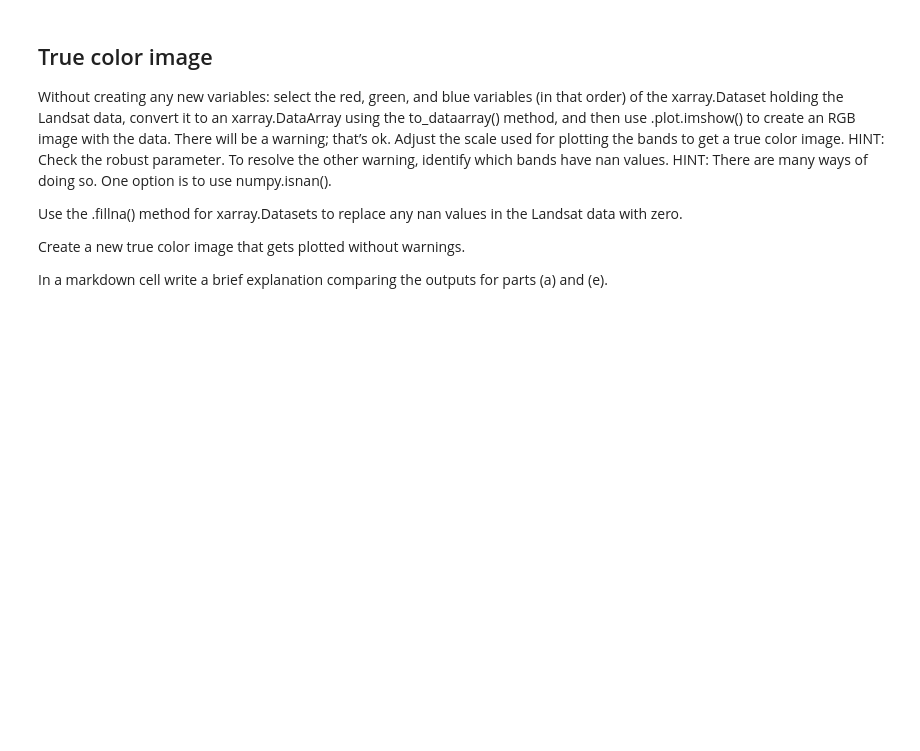
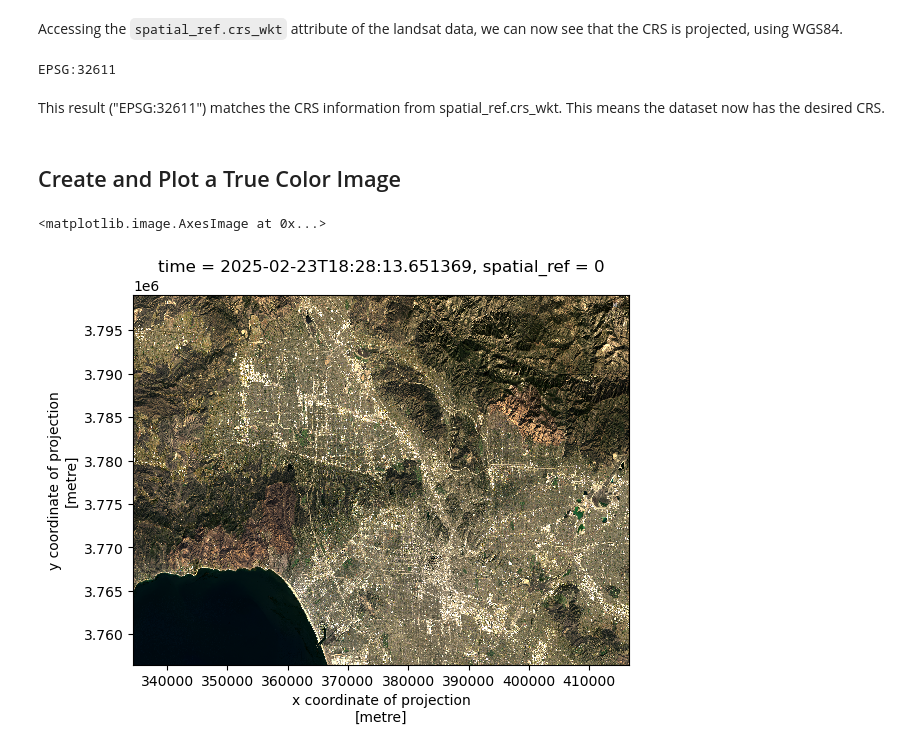
Before and after one commit to olivrwitt/eds220-hwk4, a Jupyter notebook: hwk4-task2-false-color-WITT.ipynb, the cells around one changed output. Drawn from its saved outputs; the diff is of its cells as text; code cells hidden in the pictures; blank space fills up the shorter version.

Commit message:
final output

```diff
--- a/hwk4-task2-false-color-WITT.ipynb
+++ b/hwk4-task2-false-color-WITT.ipynb
@@ -15,0 +119,3 @@ Explore the data and write a brief summary of the information you obtained from
+# %%
+# Import the Landsat data
+landsat = xr.open_dataset("data/landsat8-2025-02-23-palisades-eaton.nc")
@@ -25,14 +183,20 @@ Print the CRS of the updated dataset.
+# %% [markdown]
+Accessing the `spatial_ref.crs_wkt` attribute of the landsat data, we can now see that the CRS is projected, using WGS84.
+# %%
+# Recover the geospatial information by using `rio.write_crs()` and the spatial reference information
+landsat = landsat.rio.write_crs(landsat.spatial_ref.crs_wkt)
+# %%
+# Print the CRS to ensure that the above cell worked correctly
+print(landsat.rio.crs)
+# %% [output]
+EPSG:32611
+# %% [markdown]
+This result ("EPSG:32611") matches the CRS information from spatial_ref.crs_wkt.  This means the dataset now has the desired CRS.
 # %% [markdown]
-## True color image
-Without creating any new variables:
-select the red, green, and blue variables (in that order) of the xarray.Dataset holding the Landsat data,
-convert it to an xarray.DataArray using the to_dataarray() method, and then
-use .plot.imshow() to create an RGB image with the data. There will be a warning; that’s ok.
-Adjust the scale used for plotting the bands to get a true color image. HINT: Check the robust parameter.
-To resolve the other warning, identify which bands have nan values. HINT: There are many ways of doing so. One option is to use numpy.isnan().
-
-Use the .fillna() method for xarray.Datasets to replace any nan values in the Landsat data with zero.
-
-Create a new true color image that gets plotted without warnings.
-
-In a markdown cell write a brief explanation comparing the outputs for parts (a) and (e).
+## Create and Plot a True Color Image
+# %%
+# Create initial true color image
+landsat[['red', 'green', 'blue']].to_dataarray().plot.imshow(robust = True)
+# %% [output]
+<matplotlib.image.AxesImage at 0x...>
+[figure, added]
```
Also changed, not shown: parts of 34 cells of this notebook.
